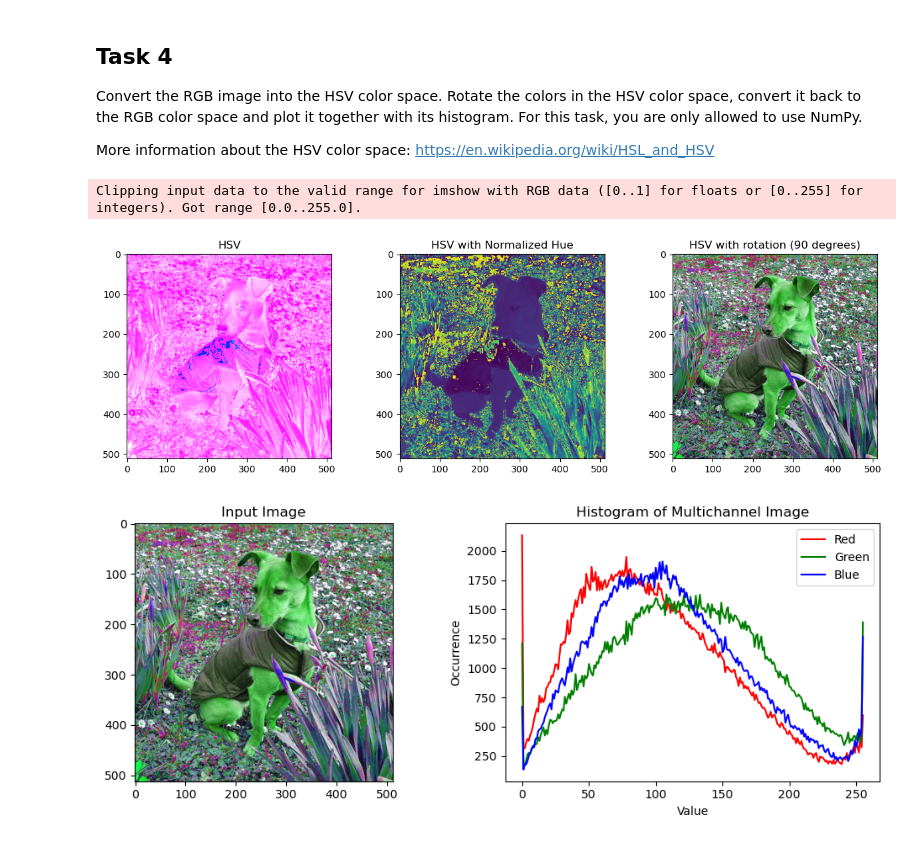
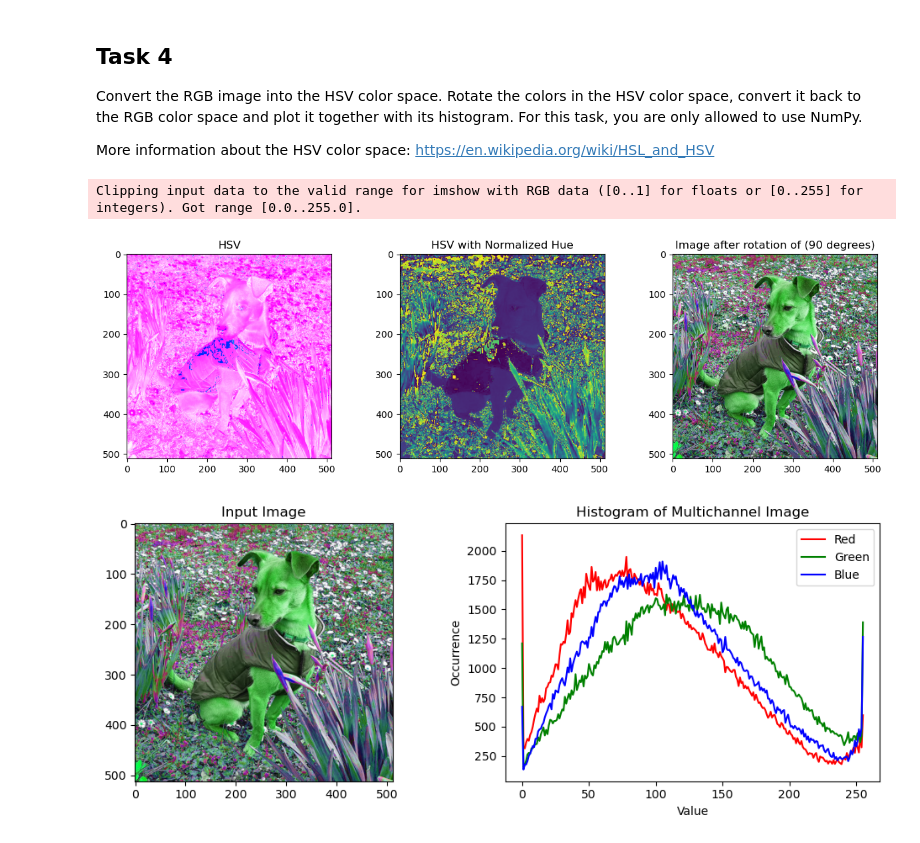
Before and after one commit to neelkanthrawat/3dcv-students, a Jupyter notebook: HW_solutions/1.0-tl-scientific-python.ipynb, the cells around one changed output. Cells and saved outputs as stored; diff of their text form; code cells hidden in the pictures.

Commit message:
remove scaling with 255, change the caption to "Image after rotation" (line 19, last code block)

```diff
--- a/HW_solutions/1.0-tl-scientific-python.ipynb
+++ b/HW_solutions/1.0-tl-scientific-python.ipynb
@@ -331,27 +331,27 @@ def hsv2rgb(image):
 # %%
 # Change the color space from rgb to hsv and plot it
 image_hsv = rgb2hsv(image)
 
 # TODO: plot image
 fig, ax = plt.subplots(1, 3, figsize=(15, 4))
 ax[0].imshow(image_hsv)
 ax[0].set_title("HSV")
 ax[1].imshow(image_hsv[...,0]/360)
 ax[1].set_title("HSV with Normalized Hue")
 
 # TODO: Rotate the colors in hsv color space
 rotation_angle = 90  # degrees
 image_rotation = image_hsv.copy()
 image_rotation[..., 0] = (image_rotation[..., 0] + rotation_angle) % 360
 
 # TODO: Now, convert it back from HSV to RGB and plot it
 image_rgb = hsv2rgb(image_rotation)
 ax[2].imshow(image_rgb)
-ax[2].set_title(f"HSV with rotation ({rotation_angle} degrees)")
+ax[2].set_title(f"Image after rotation of ({rotation_angle} degrees)")
 
 # TODO: Plot the color histogram of the inverted rgb image
 plot_color_histogram(image_rgb)
 # %% [output]
 Clipping input data to the valid range for imshow with RGB data ([0..1] for floats or [0..255] for integers). Got range [0.0..255.0].
-[figure, old version]
+[figure, new version]
 [figure]
```
